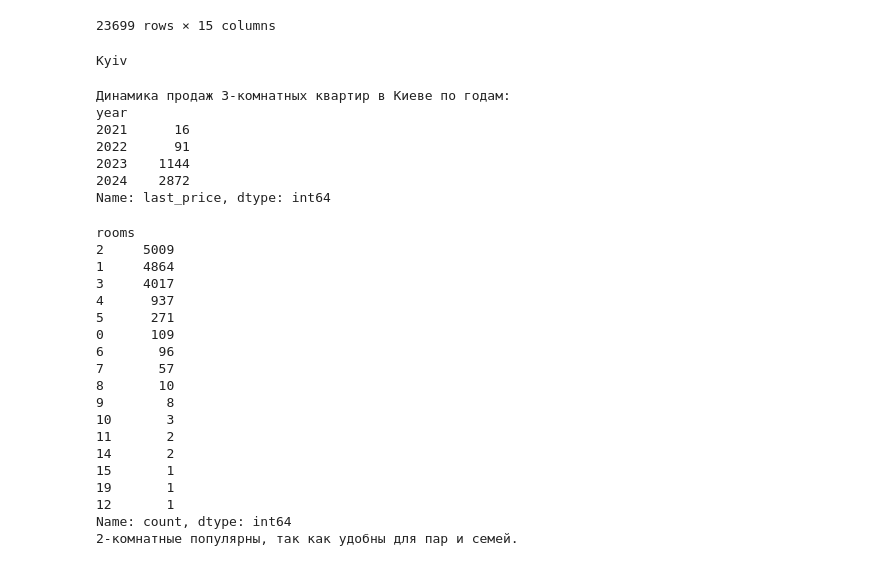
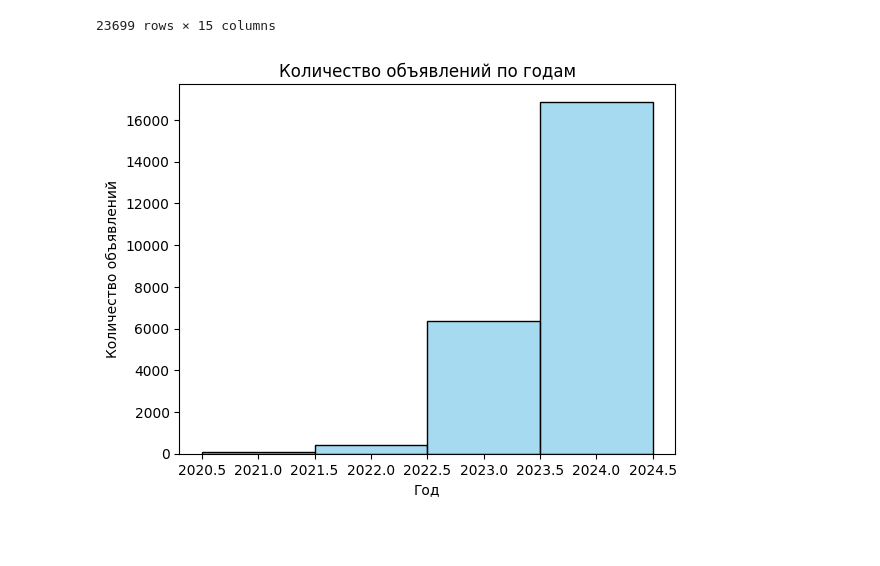
Before and after one commit to aikokass82-design/home-tasks-, a Jupyter notebook: Lesson_13.ipynb, the cells around one changed output. Drawn from its saved outputs; the diff is of its cells as text; code cells hidden in the pictures; blank space fills up the shorter version.

```diff
--- a/Lesson_13.ipynb
+++ b/Lesson_13.ipynb
@@ -24,63 +24,3 @@ apt_info
 | 23697 | 23697 | 6454688.0 | 76.75 | 2023-09-23 | 2 | 3.00 | 17.0 | ... |
 | 23698 | 23698 | 759375.0 | 32.30 | 2024-09-22 | 1 | 2.50 | 5.0 | ... |
 23699 rows × 15 columns
-# %%
-apt_info["first_day_exposition"]=pd.to_datetime(apt_info["first_day_exposition"])
-filtered = apt_info[(apt_info["rooms"] == 2)&(apt_info["first_day_exposition"].dt.year==2023)]
-result = filtered["locality_name"].value_counts().idxmax()
-print(result)
-# %% [output]
-Kyiv
-# %%
-apt_info['first_day_exposition'] = pd.to_datetime(apt_info['first_day_exposition'], errors='coerce')
-
-kyiv_df = apt_info[apt_info['locality_name'].str.contains('Kyiv', case=False, na=False)]
-
-
-kyiv_3rooms = kyiv_df[kyiv_df['rooms'] == 3].copy()
-kyiv_3rooms['year'] = kyiv_3rooms['first_day_exposition'].dt.year
-
-sales_by_year = kyiv_3rooms.groupby('year')['last_price'].count()
-
-print("Динамика продаж 3-комнатных квартир в Киеве по годам:")
-print(sales_by_year)
-# %% [output]
-Динамика продаж 3-комнатных квартир в Киеве по годам:
-year
-2021      16
-2022      91
-2023    1144
-2024    2872
-Name: last_price, dtype: int64
-# %%
-last_date = kyiv_df['first_day_exposition'].max()
-recent_sales = kyiv_df[kyiv_df['first_day_exposition'] >= last_date - pd.DateOffset(years=2)]
-popular = recent_sales['rooms'].value_counts()
-print(popular)
-
-if popular.index[0] == 1:
-    print("1-комнатные квартиры стали популярнее.")
-elif popular.index[0] == 2:
-    print("2-комнатные популярны, так как удобны для пар и семей.")
-else:
-    print("3-комнатные набирают спрос из-за удалённой работы и потребности в большем пространстве.")
-# %% [output]
-rooms
-2     5009
-1     4864
-3     4017
-4      937
-5      271
-0      109
-6       96
-7       57
-8       10
-9        8
-10       3
-11       2
-14       2
-15       1
-19       1
-12       1
-Name: count, dtype: int64
-2-комнатные популярны, так как удобны для пар и семей.
@@ -86,0 +31,12 @@ Name: count, dtype: int64
+# %%
+apt_info["first_day_exposition"] = pd.to_datetime(apt_info["first_day_exposition"], errors="coerce")
+apt_info["year"] = apt_info["first_day_exposition"].dt.year
+
+sns.histplot(data=apt_info, x="year", discrete=True, color="skyblue")
+plt.xlabel("Год")
+plt.ylabel("Количество объявлений")
+plt.title("Количество объявлений по годам")
+
+plt.show()
+# %% [output]
+[figure, added]
```
Also changed, not shown: parts of 3 cells of this notebook.
